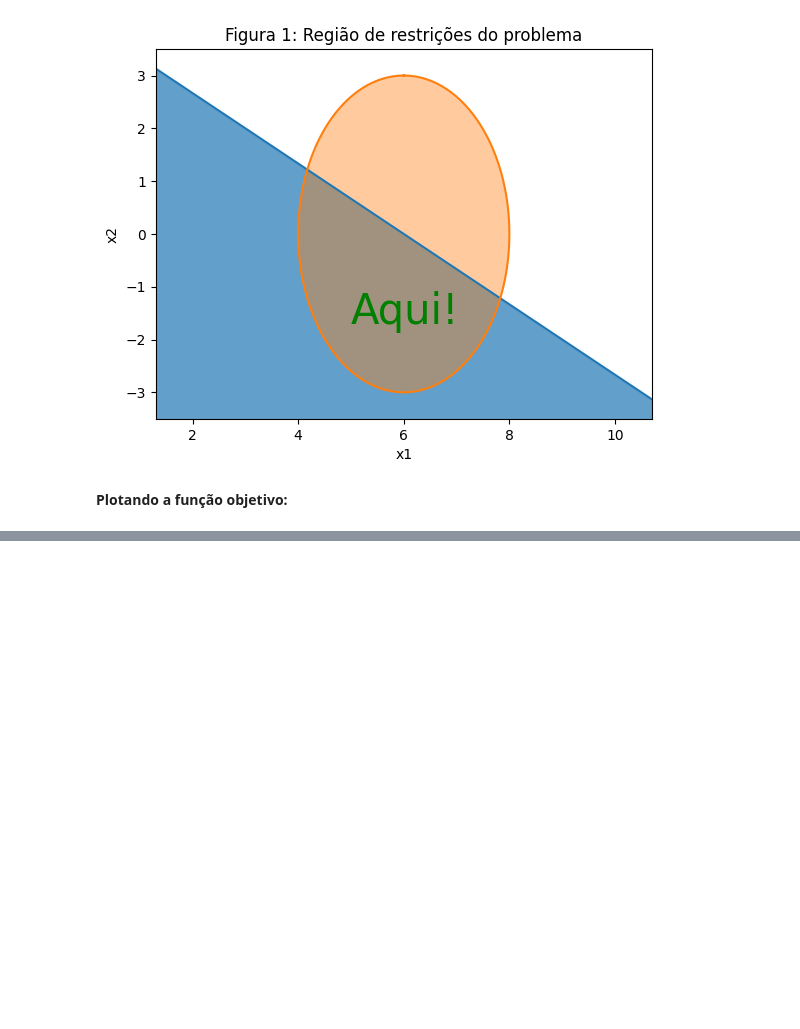
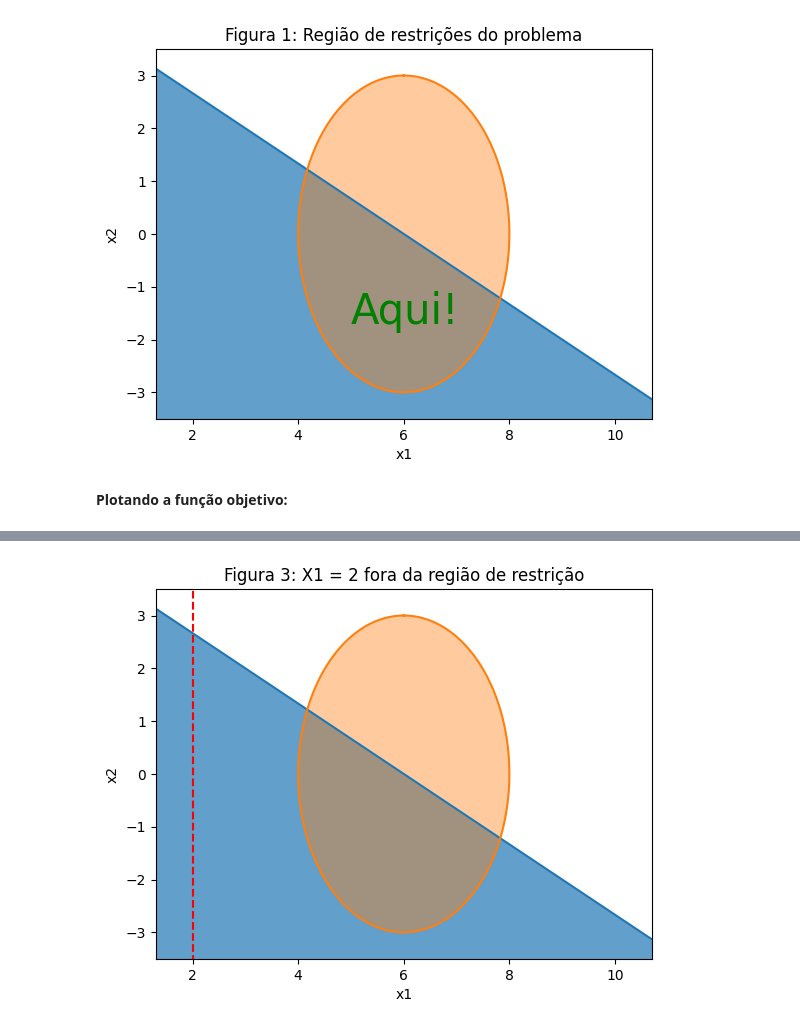
Before and after one commit to Xornotor/PPGEE-Otimizacao-Exercicios, a Jupyter notebook: Lista-01-A/Q2.ipynb, the cells around one changed output, grey strips where cells are left out. Cells and saved outputs as stored; diff of their text form; code cells hidden in the pictures; blank space fills up the shorter version.

```diff
--- a/Lista-01-A/Q2.ipynb
+++ b/Lista-01-A/Q2.ipynb
@@ -82,0 +114,15 @@ plt.show()
+# %%
+plt.plot(c1_x1, c1_x2)
+plt.plot(c2_x1, c2_x2)
+plt.fill_between(c1_x1, c1_x2, -4, alpha=0.7)
+plt.fill_between(c2_x1, c2_x2, alpha=0.4)
+plt.xlabel("x1")
+plt.ylabel("x2")
+plt.axis('equal')
+plt.xlim([3.5, 8.5])
+plt.ylim([-3.5, 3.5])
+plt.plot([2, 2], [-4, 4], color='red', linestyle='dashed')
+plt.title("Figura 3: X1 = 2 fora da região de restrição")
+plt.show()
+# %% [output]
+[figure, added]
```
Also changed, not shown: parts of 6 cells of this notebook.
